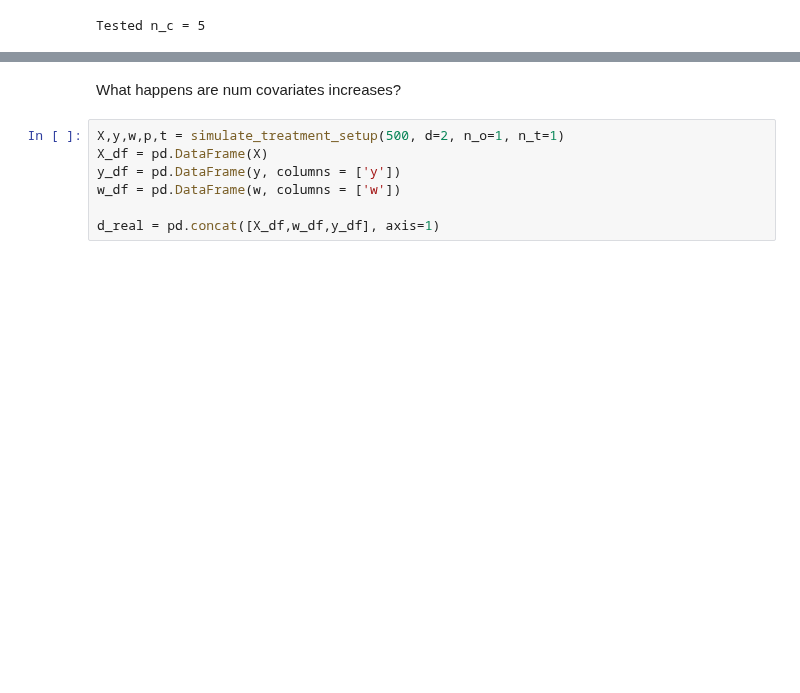
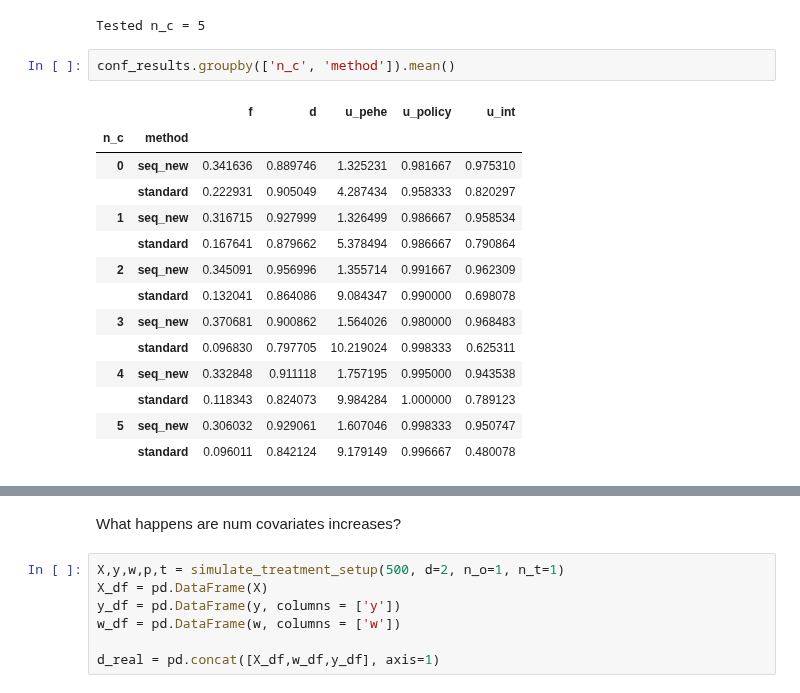
Before and after one commit to harrya32/causal_synthetic_data, a Jupyter notebook: Experiments/Experiments.ipynb, the cells around one changed output, grey strips where cells are left out. Drawn from its saved outputs; the diff is of its cells as text; blank space fills up the shorter version.

```diff
--- a/Experiments/Experiments.ipynb
+++ b/Experiments/Experiments.ipynb
@@ -2131,3 +2131,20 @@ Tested n_c = 4
 [2024-05-03T03:55:18.951742+0000][1207925][CRITICAL] load failed: module 'synthcity.plugins.generic.plugin_goggle' has no attribute 'plugin'
 [2024-05-03T03:55:18.952207+0000][1207925][CRITICAL] module plugin_goggle load failed
 Tested n_c = 5
+# %%
+conf_results.groupby(['n_c', 'method']).mean()
+# %% [output]
+|  |  | f | d | u_pehe | u_policy | u_int |
+| n_c | method |  |  |  |  |  |
+| 0 | seq_new | 0.341636 | 0.889746 | 1.325231 | 0.981667 | 0.975310 |
+|  | standard | 0.222931 | 0.905049 | 4.287434 | 0.958333 | 0.820297 |
+| 1 | seq_new | 0.316715 | 0.927999 | 1.326499 | 0.986667 | 0.958534 |
+|  | standard | 0.167641 | 0.879662 | 5.378494 | 0.986667 | 0.790864 |
+| 2 | seq_new | 0.345091 | 0.956996 | 1.355714 | 0.991667 | 0.962309 |
+|  | standard | 0.132041 | 0.864086 | 9.084347 | 0.990000 | 0.698078 |
+| 3 | seq_new | 0.370681 | 0.900862 | 1.564026 | 0.980000 | 0.968483 |
+|  | standard | 0.096830 | 0.797705 | 10.219024 | 0.998333 | 0.625311 |
+| 4 | seq_new | 0.332848 | 0.911118 | 1.757195 | 0.995000 | 0.943538 |
+|  | standard | 0.118343 | 0.824073 | 9.984284 | 1.000000 | 0.789123 |
+| 5 | seq_new | 0.306032 | 0.929061 | 1.607046 | 0.998333 | 0.950747 |
+|  | standard | 0.096011 | 0.842124 | 9.179149 | 0.996667 | 0.480078 |
```
Also changed, not shown: parts of 3 cells of this notebook, 2 other files.
